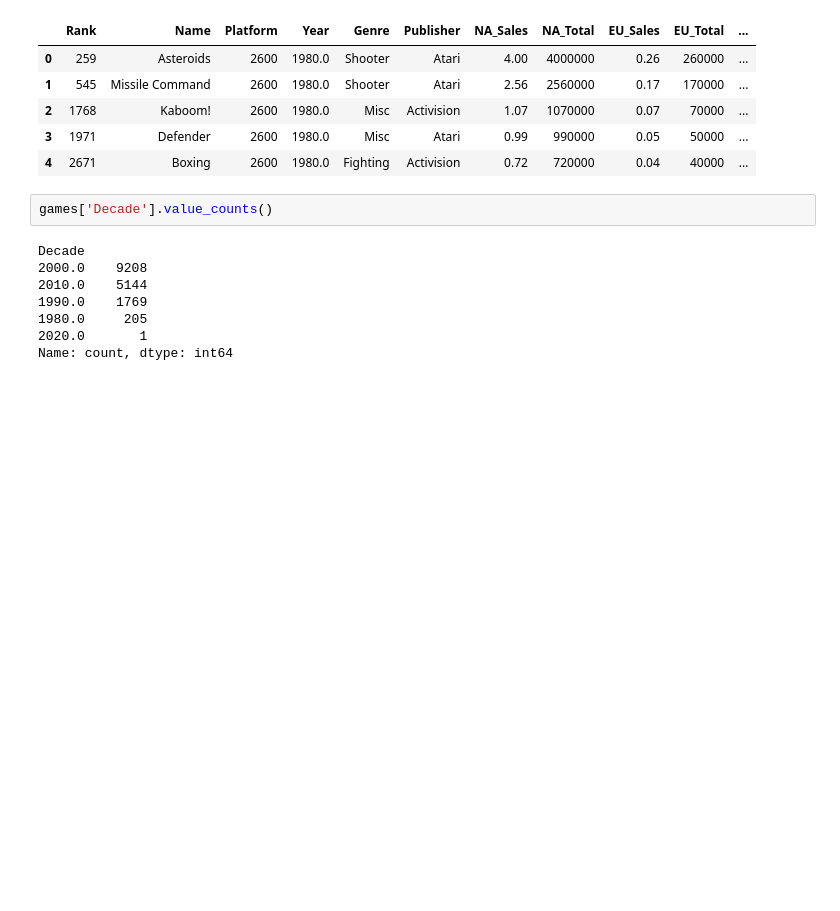
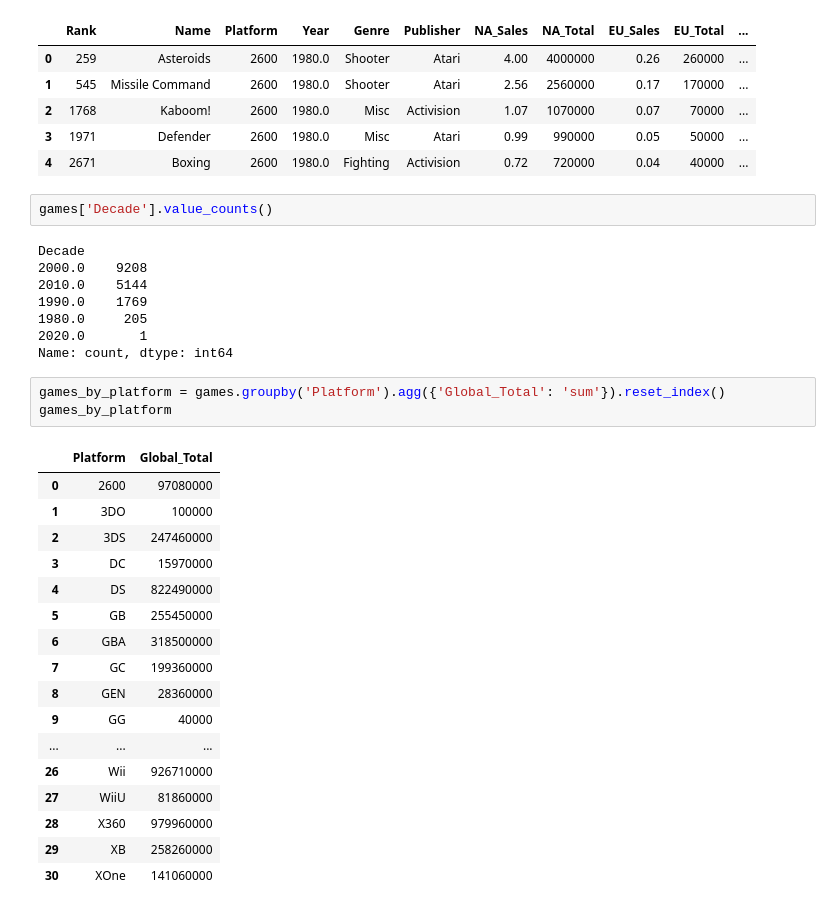
Before and after one commit to JCDevWiz/costsofgaming-capstone, a Jupyter notebook: Notebooks/Games.ipynb, the cells around one changed output. Drawn from its saved outputs; the diff is of its cells as text; blank space fills up the shorter version.

```diff
--- a/Notebooks/Games.ipynb
+++ b/Notebooks/Games.ipynb
@@ -73,3 +73,24 @@ Decade
 1980.0     205
 2020.0       1
 Name: count, dtype: int64
+# %%
+games_by_platform = games.groupby('Platform').agg({'Global_Total': 'sum'}).reset_index()
+games_by_platform
+# %% [output]
+|  | Platform | Global_Total |
+| 0 | 2600 | 97080000 |
+| 1 | 3DO | 100000 |
+| 2 | 3DS | 247460000 |
+| 3 | DC | 15970000 |
+| 4 | DS | 822490000 |
+| 5 | GB | 255450000 |
+| 6 | GBA | 318500000 |
+| 7 | GC | 199360000 |
+| 8 | GEN | 28360000 |
+| 9 | GG | 40000 |
+| ... | ... | ... |
+| 26 | Wii | 926710000 |
+| 27 | WiiU | 81860000 |
+| 28 | X360 | 979960000 |
+| 29 | XB | 258260000 |
+| 30 | XOne | 141060000 |
```
Also changed, not shown: parts of 12 cells of this notebook, 3 other files.
